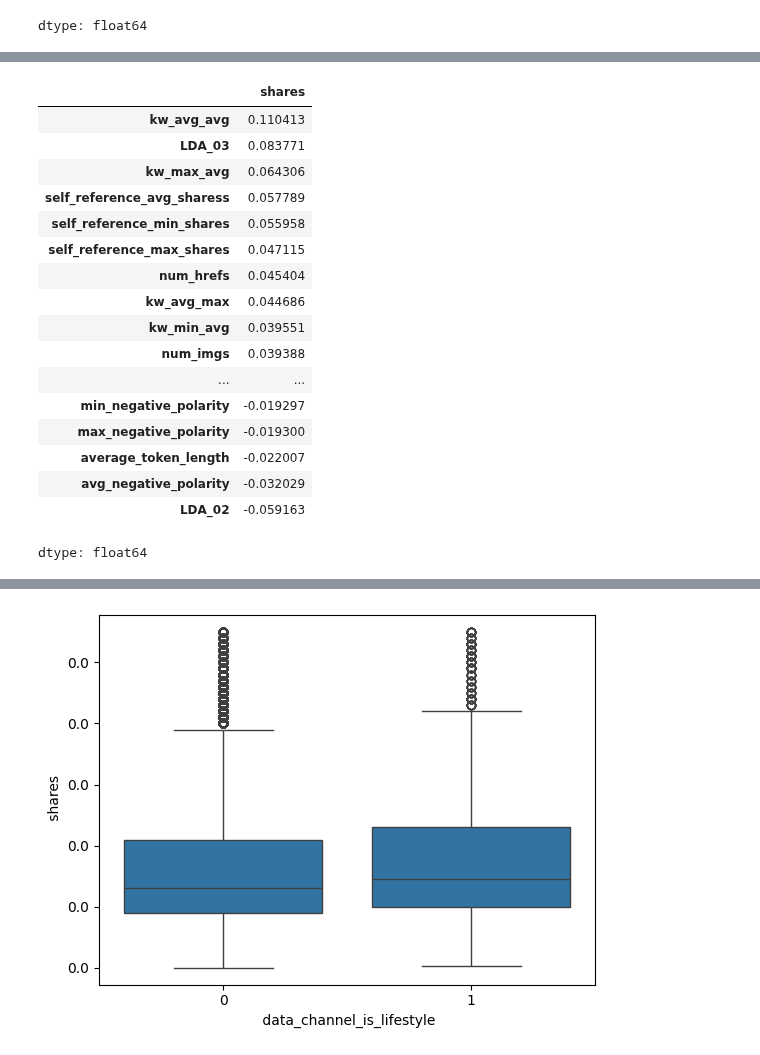
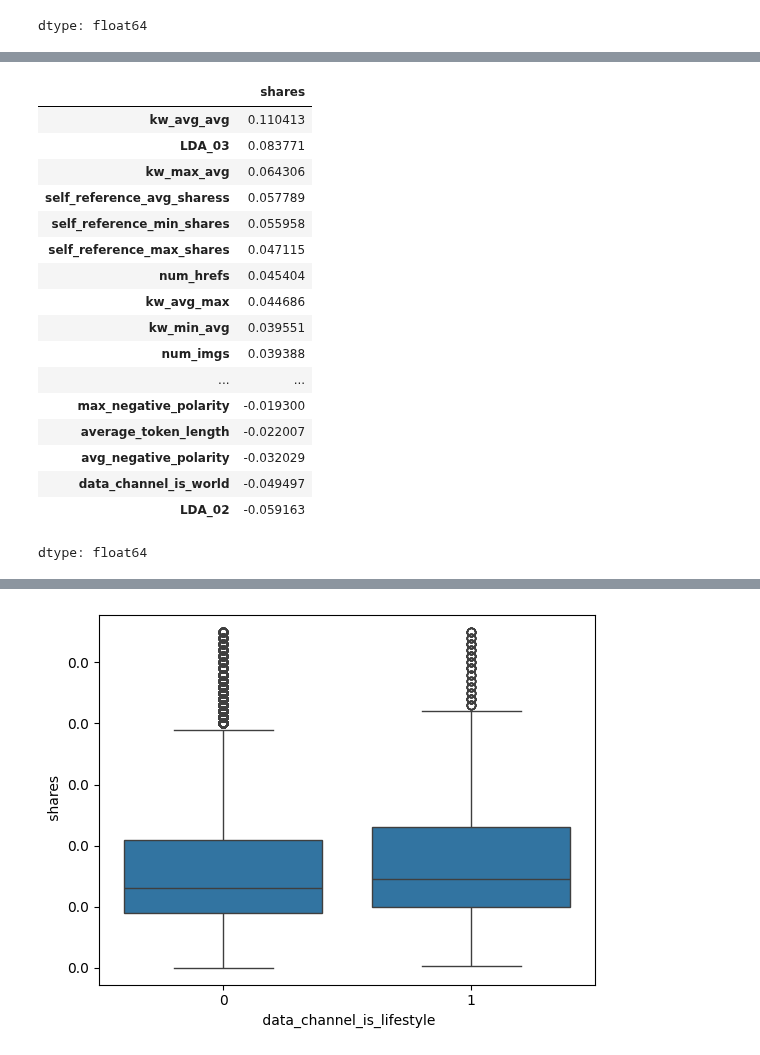
Before and after one commit to bigirimanainnocent12/Apprentissage_automatique, a Jupyter notebook: Apprentissage_Automatique.ipynb, the cells around one changed output, grey strips where cells are left out. Cells and saved outputs as stored; diff of their text form; code cells hidden in the pictures.

```diff
--- a/Apprentissage_Automatique.ipynb
+++ b/Apprentissage_Automatique.ipynb
@@ -195,25 +220,25 @@ fig.show()
 # %%
 import matplotlib.pyplot as plt
 import seaborn as sns
-t=df.select_dtypes(include=["int64","float"])
+t=DF.select_dtypes(include=["int64","float"])
 t.corr()[" shares"].sort_values(ascending=False)[1:]
 # %% [output]
 |  | shares |
 | kw_avg_avg | 0.110413 |
 | LDA_03 | 0.083771 |
 | kw_max_avg | 0.064306 |
 | self_reference_avg_sharess | 0.057789 |
 | self_reference_min_shares | 0.055958 |
 | self_reference_max_shares | 0.047115 |
 | num_hrefs | 0.045404 |
 | kw_avg_max | 0.044686 |
 | kw_min_avg | 0.039551 |
 | num_imgs | 0.039388 |
 | ... | ... |
-| min_negative_polarity | -0.019297 |
 | max_negative_polarity | -0.019300 |
 | average_token_length | -0.022007 |
 | avg_negative_polarity | -0.032029 |
+| data_channel_is_world | -0.049497 |
 | LDA_02 | -0.059163 |
 dtype: float64
 # %%
```
Also changed, not shown: parts of 18 cells of this notebook.
